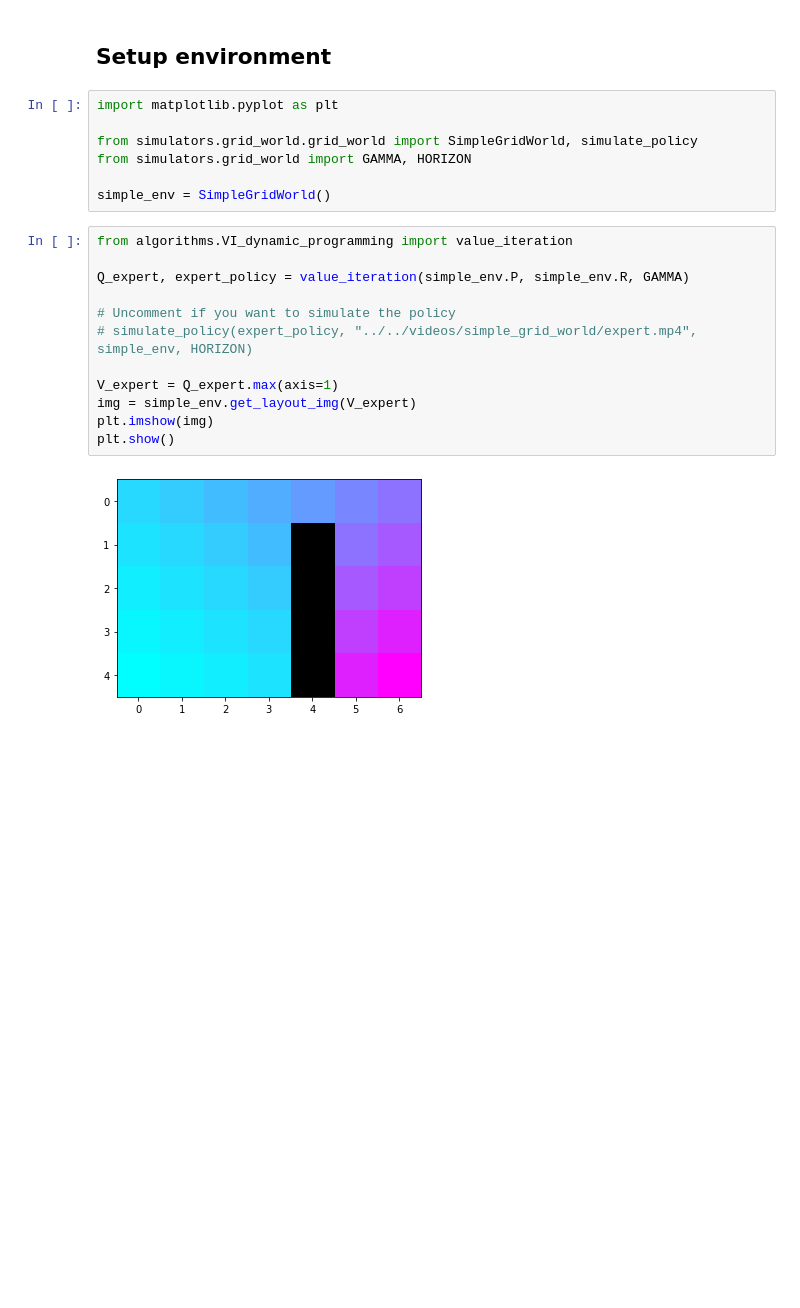
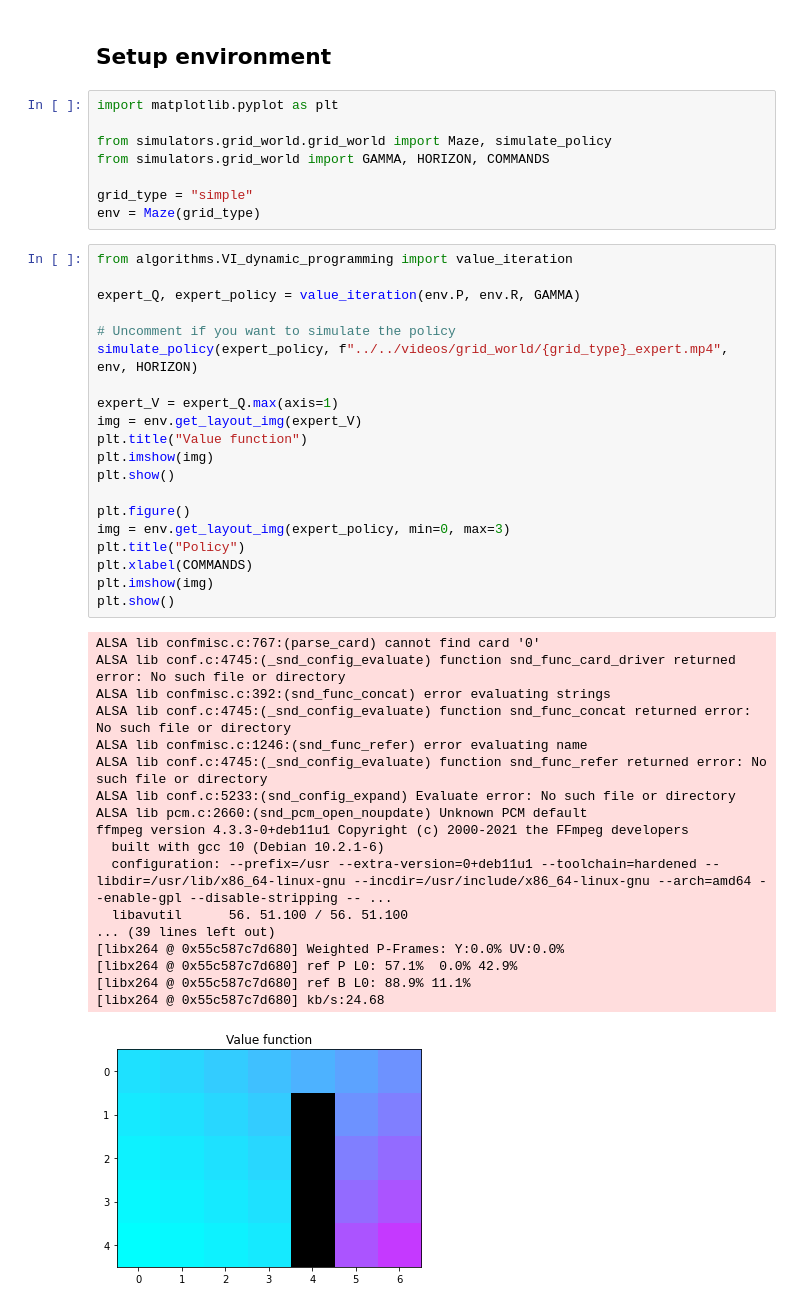
Before and after one commit to theovincent/ReinforcementLearningWithDemonstration, a Jupyter notebook: simulators/grid_world/simulate_algorithms.ipynb, the cells around one changed output. Drawn from its saved outputs; the diff is of its cells as text; blank space fills up the shorter version.

```diff
--- a/simulators/grid_world/simulate_algorithms.ipynb
+++ b/simulators/grid_world/simulate_algorithms.ipynb
@@ -3,21 +3,47 @@
 # %%
 import matplotlib.pyplot as plt
 
-from simulators.grid_world.grid_world import SimpleGridWorld, simulate_policy
-from simulators.grid_world import GAMMA, HORIZON
+from simulators.grid_world.grid_world import Maze, simulate_policy
+from simulators.grid_world import GAMMA, HORIZON, COMMANDS
 
-simple_env = SimpleGridWorld()
+grid_type = "simple"
+env = Maze(grid_type)
 # %%
 from algorithms.VI_dynamic_programming import value_iteration
 
-Q_expert, expert_policy = value_iteration(simple_env.P, simple_env.R, GAMMA)
+expert_Q, expert_policy = value_iteration(env.P, env.R, GAMMA)
 
 # Uncomment if you want to simulate the policy
-# simulate_policy(expert_policy, "../../videos/simple_grid_world/expert.mp4", simple_env, HORIZON)
+simulate_policy(expert_policy, f"../../videos/grid_world/{grid_type}_expert.mp4", env, HORIZON)
 
-V_expert = Q_expert.max(axis=1)
-img = simple_env.get_layout_img(V_expert)
+expert_V = expert_Q.max(axis=1)
+img = env.get_layout_img(expert_V)
+plt.title("Value function")
 plt.imshow(img)
 plt.show()
+
+plt.figure()
+img = env.get_layout_img(expert_policy, min=0, max=3)
+plt.title("Policy")
+plt.xlabel(COMMANDS)
+plt.imshow(img)
+plt.show()
 # %% [output]
+ALSA lib confmisc.c:767:(parse_card) cannot find card '0'
+ALSA lib conf.c:4745:(_snd_config_evaluate) function snd_func_card_driver returned error: No such file or directory
+ALSA lib confmisc.c:392:(snd_func_concat) error evaluating strings
+ALSA lib conf.c:4745:(_snd_config_evaluate) function snd_func_concat returned error: No such file or directory
+ALSA lib confmisc.c:1246:(snd_func_refer) error evaluating name
+ALSA lib conf.c:4745:(_snd_config_evaluate) function snd_func_refer returned error: No such file or directory
+ALSA lib conf.c:5233:(snd_config_expand) Evaluate error: No such file or directory
+ALSA lib pcm.c:2660:(snd_pcm_open_noupdate) Unknown PCM default
+ffmpeg version 4.3.3-0+deb11u1 Copyright (c) 2000-2021 the FFmpeg developers
+  built with gcc 10 (Debian 10.2.1-6)
+  configuration: --prefix=/usr --extra-version=0+deb11u1 --toolchain=hardened --libdir=/usr/lib/x86_64-linux-gnu --incdir=/usr/include/x86_64-linux-gnu --arch=amd64 --enable-gpl --disable-stripping -- ...
+  libavutil      56. 51.100 / 56. 51.100
+... (39 lines left out)
+[libx264 @ 0x55c587c7d680] Weighted P-Frames: Y:0.0% UV:0.0%
+[libx264 @ 0x55c587c7d680] ref P L0: 57.1%  0.0% 42.9%
+[libx264 @ 0x55c587c7d680] ref B L0: 88.9% 11.1%
+[libx264 @ 0x55c587c7d680] kb/s:24.68
-[figure, old version]
+[figure, new version]
```
Also changed, not shown: parts of 9 cells of this notebook, 5 other files.
